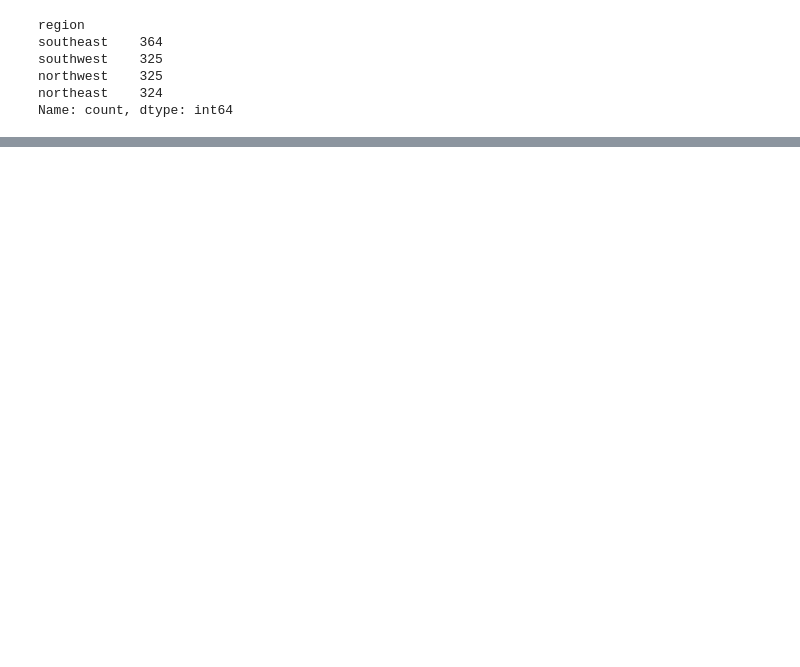
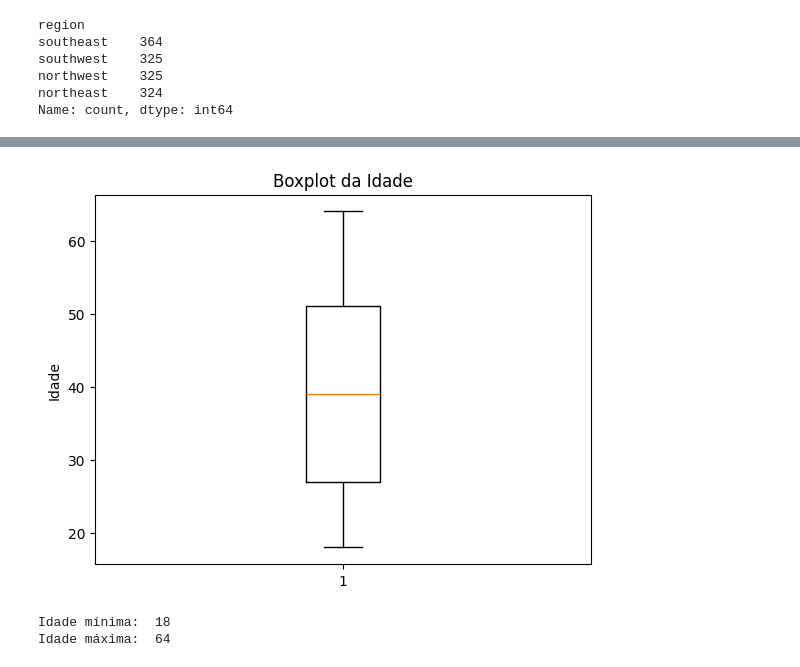
Before and after one commit to caroldf07/tech-challenges-pos-tech-ia, a Jupyter notebook: tech-challenge-fase-1/resolucao-desafio.ipynb, the cells around one changed output, grey strips where cells are left out. Cells and saved outputs as stored; diff of their text form; code cells hidden in the pictures; blank space fills up the shorter version.

```diff
--- a/tech-challenge-fase-1/resolucao-desafio.ipynb
+++ b/tech-challenge-fase-1/resolucao-desafio.ipynb
@@ -66,0 +109,11 @@ Name: count, dtype: int64
+# %%
+plt.boxplot(dataset["age"])
+plt.title("Boxplot da Idade")
+plt.ylabel("Idade")
+plt.show()
+print("Idade mínima: ", dataset["age"].min())
+print("Idade máxima: ", dataset["age"].max())
+# %% [output]
+[figure, added]
+Idade mínima:  18
+Idade máxima:  64
```
Also changed, not shown: parts of 64 cells of this notebook, 1 other file.
